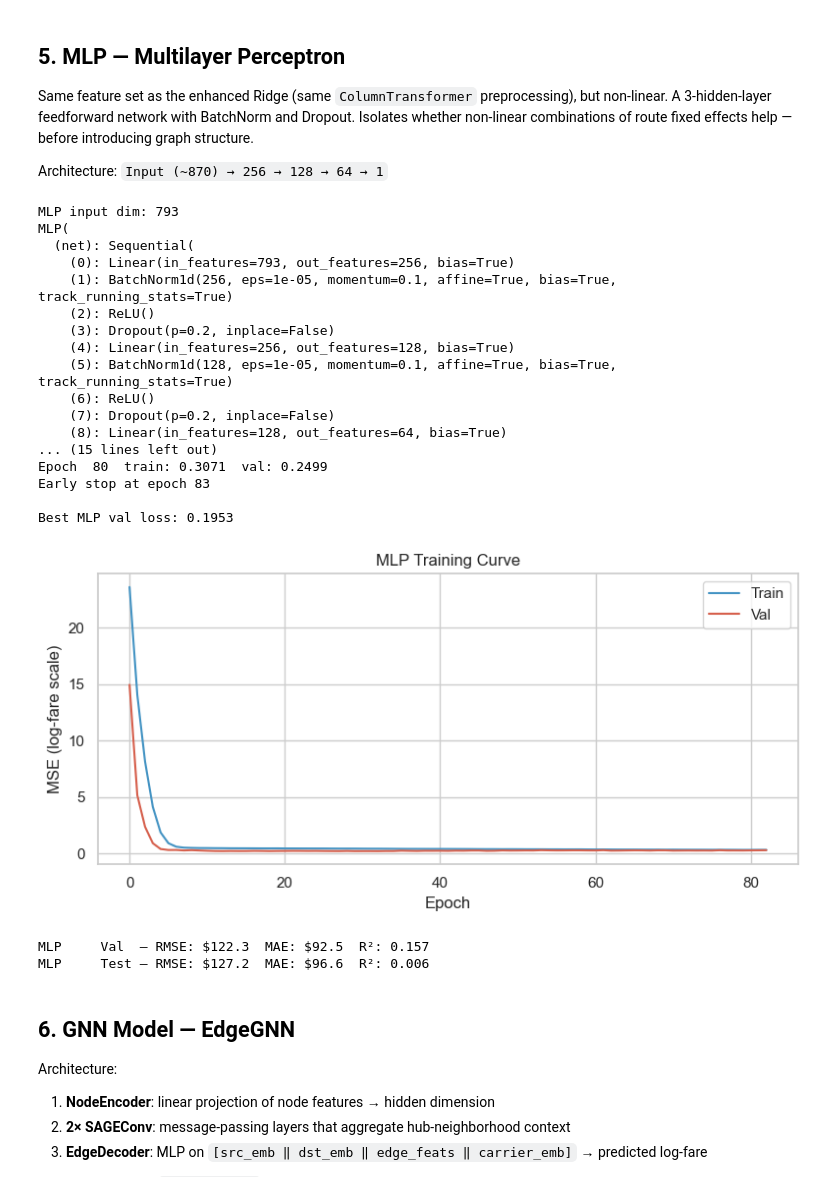
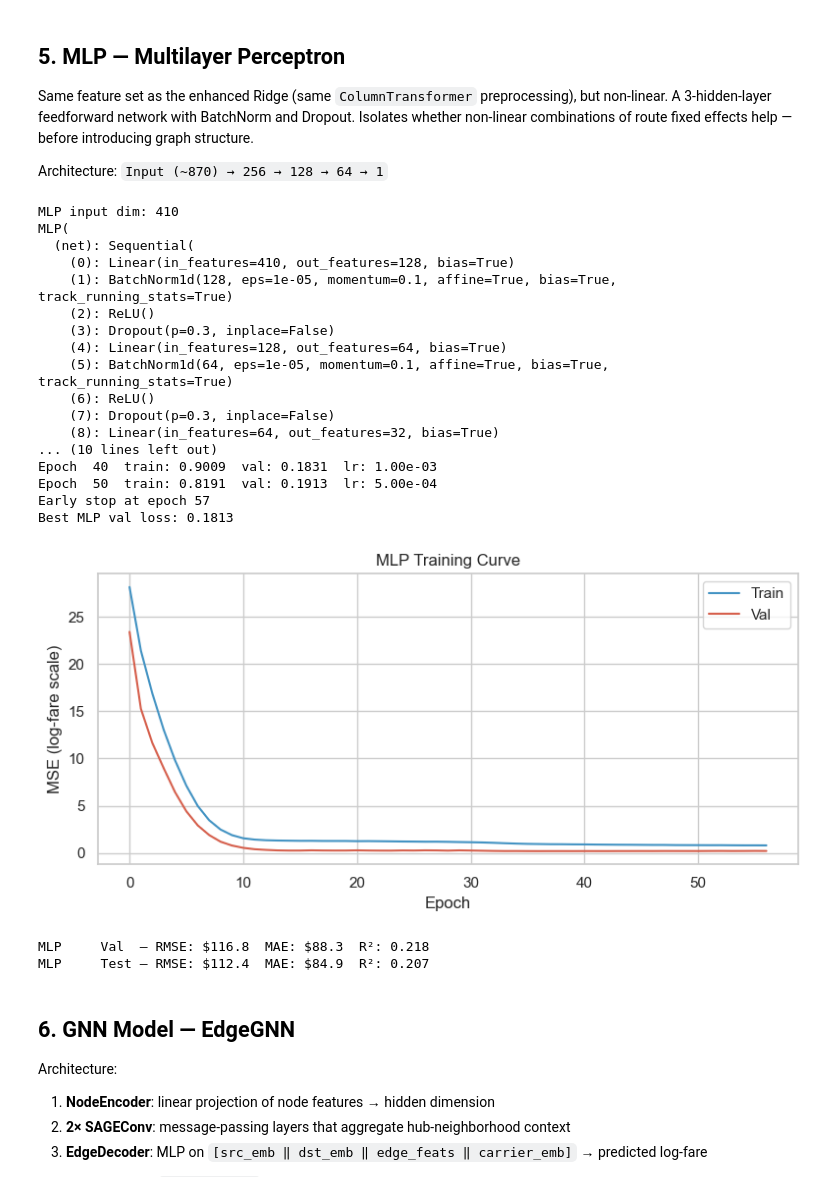
Before and after one commit to normangw/6600-neural-networks, a Jupyter notebook: technical-details/neural-networks/main.ipynb, the cells around one changed output. Drawn from its saved outputs; the diff is of its cells as text; code cells hidden in the pictures.

```diff
--- a/technical-details/neural-networks/main.ipynb
+++ b/technical-details/neural-networks/main.ipynb
@@ -218,10 +227,10 @@ agg['is_short_haul']          = (agg['MARKET_DISTANCE'] < 500).astype(int)
 agg['route_total_passengers'] = agg.groupby(['ORIGIN','DEST','YEAR','QUARTER'])['PASSENGERS'].transform('sum')
 
 LCC = {'WN', 'B6', 'NK', 'F9', 'G4', 'SY', 'VX'}
-agg['is_lcc']        = agg['TICKET_CARRIER'].isin(LCC).astype(int)
+agg['is_lcc']        = agg['carrier'].isin(LCC).astype(int)
 agg['route_has_lcc'] = agg.groupby(['ORIGIN','DEST','YEAR','QUARTER'])['is_lcc'].transform('max')
 
-agg['carrier_idx']             = agg['TICKET_CARRIER'].map(carrier_to_idx)
+agg['carrier_idx']             = agg['carrier'].map(carrier_to_idx)
 agg['log_fare']                = np.log(agg['MARKET_FARE'])
 agg['src_idx']                 = agg['ORIGIN'].map(airport_to_idx)
 agg['dst_idx']                 = agg['DEST'].map(airport_to_idx)
@@ -235,11 +244,11 @@ Base features computed.
 # Route x carrier mean fare (train only — analog of margin x product_group)
 route_carrier_mean = (
     agg[train_mask]
-    .groupby(['ORIGIN', 'DEST', 'TICKET_CARRIER'])['log_fare']
+    .groupby(['ORIGIN', 'DEST', 'carrier'])['log_fare']
     .mean()
     .rename('route_carrier_mean_logfare')
 )
-agg = agg.join(route_carrier_mean, on=['ORIGIN', 'DEST', 'TICKET_CARRIER'])
+agg = agg.join(route_carrier_mean, on=['ORIGIN', 'DEST', 'carrier'])
 agg['route_carrier_mean_logfare'] = agg['route_carrier_mean_logfare'].fillna(
     agg.loc[train_mask, 'route_carrier_mean_logfare'].mean()
 )
@@ -262,9 +271,14 @@ edge_feat_cols = [
     'SALARIES_BENEFITS', 'AIRCRAFT_FUEL', 'LANDING_FEES', 'RENTALS',
     'route_hhi', 'carrier_route_share', 'route_has_lcc',
 ]
+# fill NaN before scaling (route_hhi / carrier_route_share can be NaN from left joins)
+for col in edge_feat_cols:
+    agg[col] = agg[col].fillna(agg.loc[train_mask, col].median())
+
 edge_scaler = StandardScaler()
 edge_scaler.fit(agg.loc[train_mask, edge_feat_cols].values)
 edge_feats = edge_scaler.transform(agg[edge_feat_cols].values)
 print(f"Edge feature matrix: {edge_feats.shape}")
+print("NaN in edge_feats:", np.isnan(edge_feats).sum())
 # %% [output]
 Edge feature matrix: (239405, 16)
@@ -382,7 +397,7 @@ def eval_dollars(y_true_log, y_pred_log):
     r2   = r2_score(y_true_log, y_pred_log)
     return rmse, mae, r2
 
-cat_cols = ['TICKET_CARRIER', 'REPORTING_CARRIER', 'ORIGIN', 'DEST']
+cat_cols = ['carrier', 'QUARTER', 'ORIGIN']   # ORIGIN, DEST dropped — already captured by route features
 X_cols   = num_cols + cat_cols
 X        = agg[X_cols].copy()
 y_np     = agg['log_fare'].values
@@ -393,7 +408,7 @@ X_test,  y_test  = X[test_mask],  y_np[test_mask]
 
 preprocessor = ColumnTransformer([
     ('num', StandardScaler(), num_cols),
-    ('cat', OneHotEncoder(handle_unknown='ignore', sparse_output=False), cat_cols),
+    ('cat', OneHotEncoder(handle_unknown='ignore', sparse_output=False, drop='first'), cat_cols),
 ])
 print(f"X_train: {X_train.shape}  X_val: {X_val.shape}  X_test: {X_test.shape}")
 # %% [output]
@@ -640,7 +640,7 @@ y_va_t  = torch.tensor(y_val.astype(np.float32))
 
 # ── Model ─────────────────────────────────────────────────────────────────────
 class MLP(nn.Module):
-    def __init__(self, in_dim, hidden=(256, 128, 64), dropout=0.2):
+    def __init__(self, in_dim, hidden=(128, 64, 32), dropout=0.3):
         super().__init__()
         layers = []
         prev = in_dim
@@ -657,11 +657,13 @@ mlp_device = torch.device('cuda' if torch.cuda.is_available() else 'cpu')
 mlp_model  = MLP(input_dim).to(mlp_device)
 n_params   = sum(p.numel() for p in mlp_model.parameters() if p.requires_grad)
 print(mlp_model)
-print(f"\nTrainable parameters: {n_params:,}")
+print(f"Trainable parameters: {n_params:,}")
 
 # ── Training ──────────────────────────────────────────────────────────────────
 BATCH_SIZE = 4096
-optimizer  = torch.optim.Adam(mlp_model.parameters(), lr=1e-3, weight_decay=1e-5)
+PATIENCE   = 20
+optimizer  = torch.optim.Adam(mlp_model.parameters(), lr=1e-3, weight_decay=1e-4)
+scheduler  = torch.optim.lr_scheduler.ReduceLROnPlateau(optimizer, patience=10, factor=0.5)
 dataset    = torch.utils.data.TensorDataset(X_tr_t, y_tr_t)
 loader     = torch.utils.data.DataLoader(dataset, batch_size=BATCH_SIZE, shuffle=True)
 
@@ -670,9 +672,8 @@ y_va_d = y_va_t.to(mlp_device)
 
 mlp_train_losses, mlp_val_losses = [], []
 best_mlp_val, best_mlp_state, mlp_patience_ctr = float('inf'), None, 0
-PATIENCE = 50
 
-for epoch in range(1, 501):
+for epoch in range(1, 150):
     mlp_model.train()
     epoch_loss = 0.0
     for xb, yb in loader:
@@ -688,6 +689,7 @@ for epoch in range(1, 501):
     with torch.no_grad():
         val_loss = F.mse_loss(mlp_model(X_va_d), y_va_d).item()
 
+    scheduler.step(val_loss)
     mlp_train_losses.append(epoch_loss)
     mlp_val_losses.append(val_loss)
 
@@ -700,51 +702,51 @@ for epoch in range(1, 501):
         if mlp_patience_ctr >= PATIENCE:
             print(f"Early stop at epoch {epoch}")
             break
 
     if epoch % 10 == 0:
-        print(f"Epoch {epoch:3d}  train: {epoch_loss:.4f}  val: {val_loss:.4f}")
+        print(f"Epoch {epoch:3d}  train: {epoch_loss:.4f}  val: {val_loss:.4f}  lr: {optimizer.param_groups[0]['lr']:.2e}")
 
 mlp_model.load_state_dict(best_mlp_state)
-print(f"\nBest MLP val loss: {best_mlp_val:.4f}")
+print(f"Best MLP val loss: {best_mlp_val:.4f}")
 
 fig, ax = plt.subplots(figsize=(8, 4))
 ax.plot(mlp_train_losses, label='Train', color='#4393c3')
 ax.plot(mlp_val_losses,   label='Val',   color='#d6604d')
 ax.set_xlabel('Epoch'); ax.set_ylabel('MSE (log-fare scale)')
 ax.set_title('MLP Training Curve'); ax.legend()
 plt.tight_layout(); plt.show()
 
 # ── Eval ──────────────────────────────────────────────────────────────────────
 mlp_model.eval()
 with torch.no_grad():
     mlp_val_pred  = mlp_model(X_va_t.to(mlp_device)).cpu().numpy()
     mlp_test_pred = mlp_model(X_te_t.to(mlp_device)).cpu().numpy()
 
 mlp_rmse_v, mlp_mae_v, mlp_r2_v = eval_dollars(y_val,  mlp_val_pred)
 mlp_rmse_t, mlp_mae_t, mlp_r2_t = eval_dollars(y_test, mlp_test_pred)
 print(f"MLP     Val  — RMSE: ${mlp_rmse_v:.1f}  MAE: ${mlp_mae_v:.1f}  R²: {mlp_r2_v:.3f}")
 print(f"MLP     Test — RMSE: ${mlp_rmse_t:.1f}  MAE: ${mlp_mae_t:.1f}  R²: {mlp_r2_t:.3f}")
 # %% [output]
-MLP input dim: 793
+MLP input dim: 410
 MLP(
   (net): Sequential(
-    (0): Linear(in_features=793, out_features=256, bias=True)
-    (1): BatchNorm1d(256, eps=1e-05, momentum=0.1, affine=True, bias=True, track_running_stats=True)
+    (0): Linear(in_features=410, out_features=128, bias=True)
+    (1): BatchNorm1d(128, eps=1e-05, momentum=0.1, affine=True, bias=True, track_running_stats=True)
     (2): ReLU()
-    (3): Dropout(p=0.2, inplace=False)
-    (4): Linear(in_features=256, out_features=128, bias=True)
-    (5): BatchNorm1d(128, eps=1e-05, momentum=0.1, affine=True, bias=True, track_running_stats=True)
+    (3): Dropout(p=0.3, inplace=False)
+    (4): Linear(in_features=128, out_features=64, bias=True)
+    (5): BatchNorm1d(64, eps=1e-05, momentum=0.1, affine=True, bias=True, track_running_stats=True)
     (6): ReLU()
-    (7): Dropout(p=0.2, inplace=False)
-    (8): Linear(in_features=128, out_features=64, bias=True)
-... (15 lines left out)
-Epoch  80  train: 0.3071  val: 0.2499
-Early stop at epoch 83
-
-Best MLP val loss: 0.1953
+    (7): Dropout(p=0.3, inplace=False)
+    (8): Linear(in_features=64, out_features=32, bias=True)
+... (10 lines left out)
+Epoch  40  train: 0.9009  val: 0.1831  lr: 1.00e-03
+Epoch  50  train: 0.8191  val: 0.1913  lr: 5.00e-04
+Early stop at epoch 57
+Best MLP val loss: 0.1813
-[figure, old version]
+[figure, new version]
-MLP     Val  — RMSE: $122.3  MAE: $92.5  R²: 0.157
-MLP     Test — RMSE: $127.2  MAE: $96.6  R²: 0.006
+MLP     Val  — RMSE: $116.8  MAE: $88.3  R²: 0.218
+MLP     Test — RMSE: $112.4  MAE: $84.9  R²: 0.207
 # %% [markdown]
 ## 6. GNN Model — EdgeGNN
 
```
Also changed, not shown: parts of 22 cells of this notebook, 2 other files.
